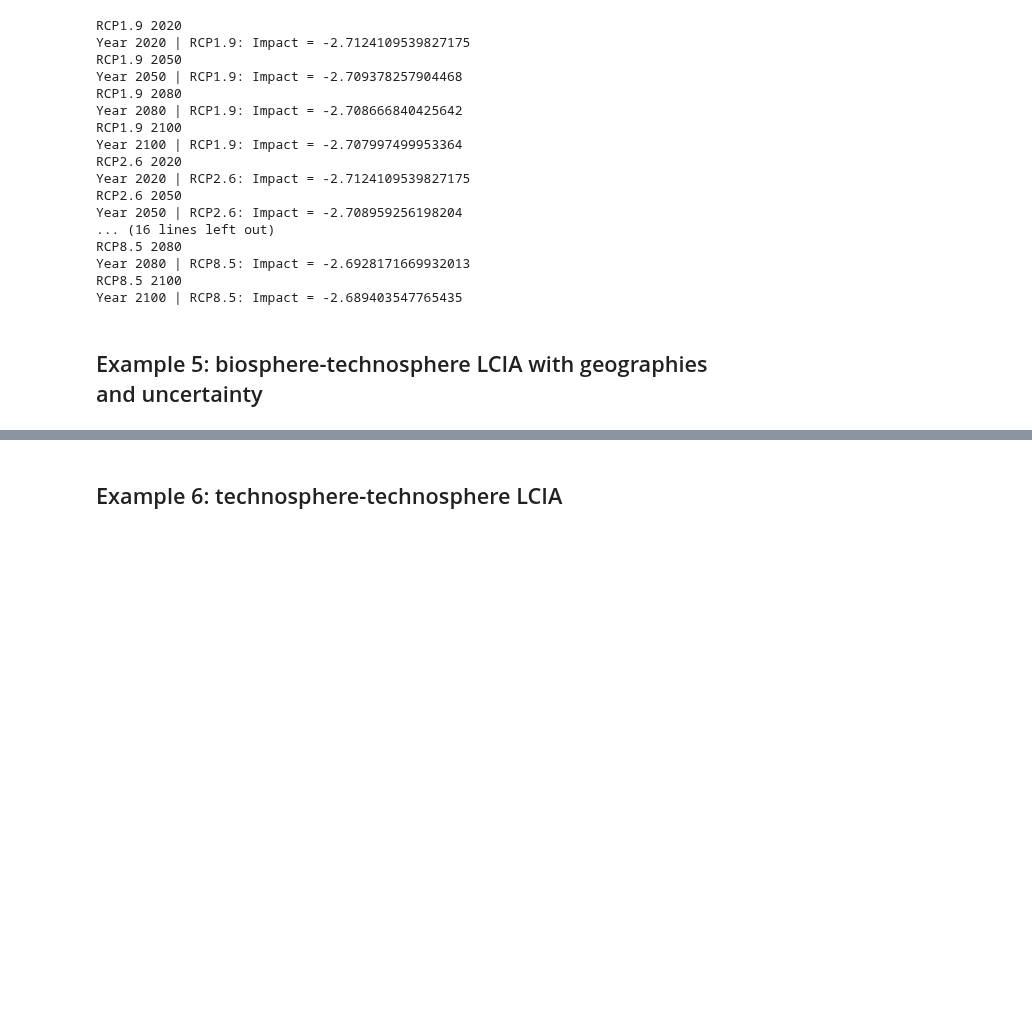
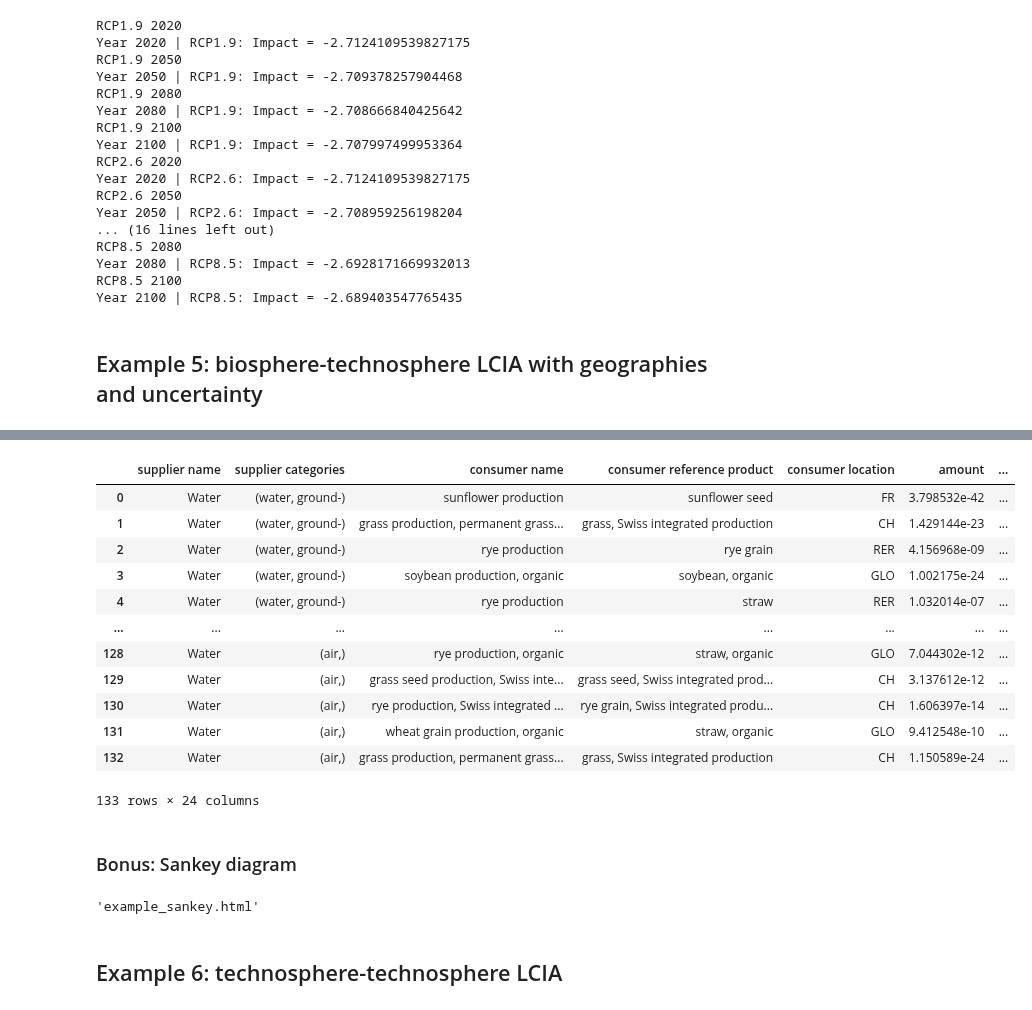
Before and after one commit to Laboratory-for-Energy-Systems-Analysis/edges, a Jupyter notebook: dev/brightcon/Notebook - edges.ipynb, the cells around one changed output, grey strips where cells are left out. Saved outputs shown, nothing was run; the diff lists cells and outputs as text; code cells hidden in the pictures; blank space fills up the shorter version.

```diff
--- a/dev/brightcon/Notebook - edges.ipynb
+++ b/dev/brightcon/Notebook - edges.ipynb
@@ -528,0 +737,18 @@ Year 2100 | RCP8.5: Impact = -2.689403547765435
+# %%
+df
+# %% [output]
+|  | supplier name | supplier categories | consumer name | consumer reference product | consumer location | amount | ... |
+| 0 | Water | (water, ground-) | sunflower production | sunflower seed | FR | 3.798532e-42 | ... |
+| 1 | Water | (water, ground-) | grass production, permanent grass... | grass, Swiss integrated production | CH | 1.429144e-23 | ... |
+| 2 | Water | (water, ground-) | rye production | rye grain | RER | 4.156968e-09 | ... |
+| 3 | Water | (water, ground-) | soybean production, organic | soybean, organic | GLO | 1.002175e-24 | ... |
+| 4 | Water | (water, ground-) | rye production | straw | RER | 1.032014e-07 | ... |
+| ... | ... | ... | ... | ... | ... | ... | ... |
+| 128 | Water | (air,) | rye production, organic | straw, organic | GLO | 7.044302e-12 | ... |
+| 129 | Water | (air,) | grass seed production, Swiss inte... | grass seed, Swiss integrated prod... | CH | 3.137612e-12 | ... |
+| 130 | Water | (air,) | rye production, Swiss integrated ... | rye grain, Swiss integrated produ... | CH | 1.606397e-14 | ... |
+| 131 | Water | (air,) | wheat grain production, organic | straw, organic | GLO | 9.412548e-10 | ... |
+| 132 | Water | (air,) | grass production, permanent grass... | grass, Swiss integrated production | CH | 1.150589e-24 | ... |
+133 rows × 24 columns
+# %% [markdown]
+### Bonus: Sankey diagram
@@ -529,3 +757,26 @@ Year 2100 | RCP8.5: Impact = -2.689403547765435
+# %%
+sc = SupplyChain(
+    activity=act,
+    method=method,
+    amount=1,
+    level=5,
+    cutoff=0.01,
+    cutoff_basis="total",
+    collapse_markets=True,
+)
+total = sc.bootstrap()
+df, total_score, ref_amount = sc.calculate()
+
+sc.save_html(
+    df,
+    path="example_sankey.html",
+    height_max=1000,
+    width_max=1800,
+    node_instance_mode="by_parent",  # or "by_child_level" / "by_level"
+    node_thickness=12
+)
+# %% [output]
+'example_sankey.html'
 # %% [markdown]
 ## Example 6: technosphere-technosphere LCIA
 # %% [markdown]
```
Also changed, not shown: parts of 15 cells of this notebook, 1 other file.
